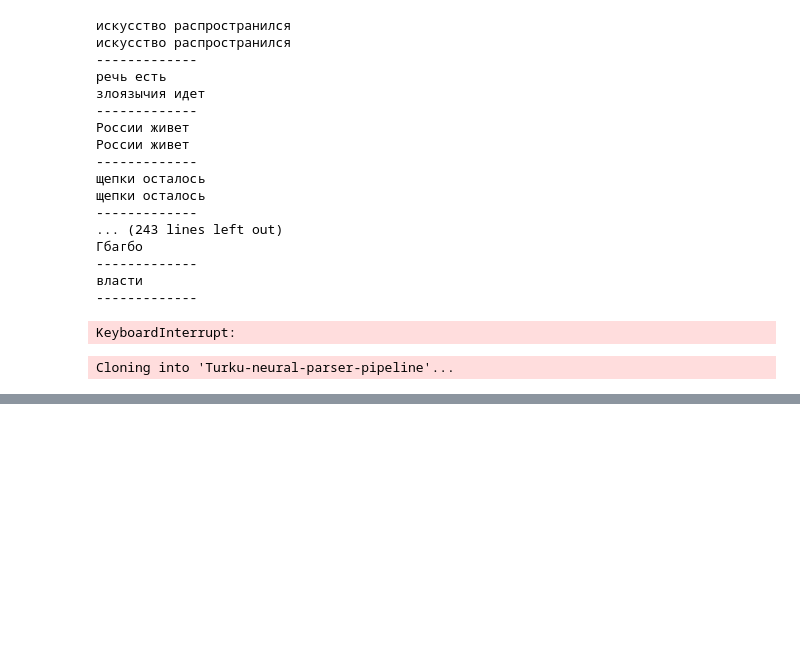
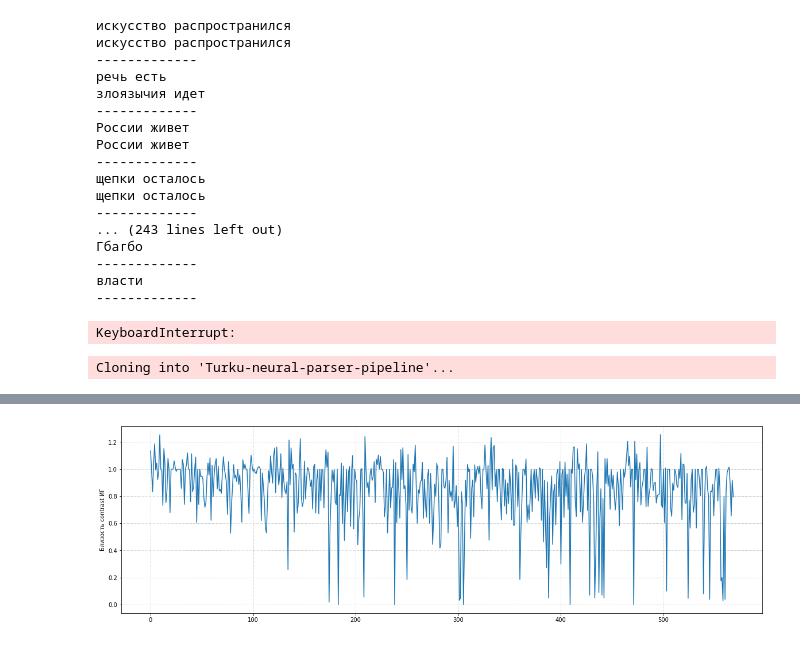
Before and after one commit to tududundra/aAaAAA, a Jupyter notebook: Untitled.ipynb, the cells around one changed output, grey strips where cells are left out. Cells and saved outputs as stored; diff of their text form; code cells hidden in the pictures; blank space fills up the shorter version.

```diff
--- a/Untitled.ipynb
+++ b/Untitled.ipynb
@@ -1750,0 +2663,10 @@ ModuleNotFoundError: No module named 'tensorflow'
+# %%
+X_ig_1_w2v_tf_2 = []
+X_ig_2_w2v_tf_2 = []
+
+for i, text in enumerate(contr_first_ig):
+    X_ig_1_w2v_tf_2.append(get_embedding(text, w2v, tfidf))
+
+for i, text in enumerate(contr_second_ig):
+    X_ig_2_w2v_tf_2.append(get_embedding(text, w2v, tfidf))
+len(X_ig_2_w2v_tf_2)
@@ -1750,0 +2675,6 @@ ModuleNotFoundError: No module named 'tensorflow'
+# %%
+res_5 = pd.DataFrame()
+# %%
+res_5['no_tf'] = [get_dicstance(X_ig_1_w2v_2[i], v) for i, v in enumerate(X_ig_2_w2v_2)]
+# %%
+res_5['with_tf'] = [get_dicstance(X_ig_1_w2v_tf_2[i], v) for i, v in enumerate(X_ig_2_w2v_tf_2)]
@@ -1750,0 +2690,20 @@ ModuleNotFoundError: No module named 'tensorflow'
+# %%
+figsize = (20,6)
+
+fig = plt.figure(figsize=figsize, frameon=True)
+
+plt.gca().grid(True)
+
+gridlines = plt.gca().get_xgridlines() + plt.gca().get_ygridlines()
+
+line_width = 0.9
+
+for line in gridlines:
+    line.set_linestyle(':')
+    line.set_linewidth(line_width)
+
+plt.plot(res_5['no_tf'])
+plt.ylabel('Близость contrast ИГ')
+plt.show()
+# %% [output]
+[figure, added]
```
Also changed, not shown: parts of 116 cells of this notebook.
